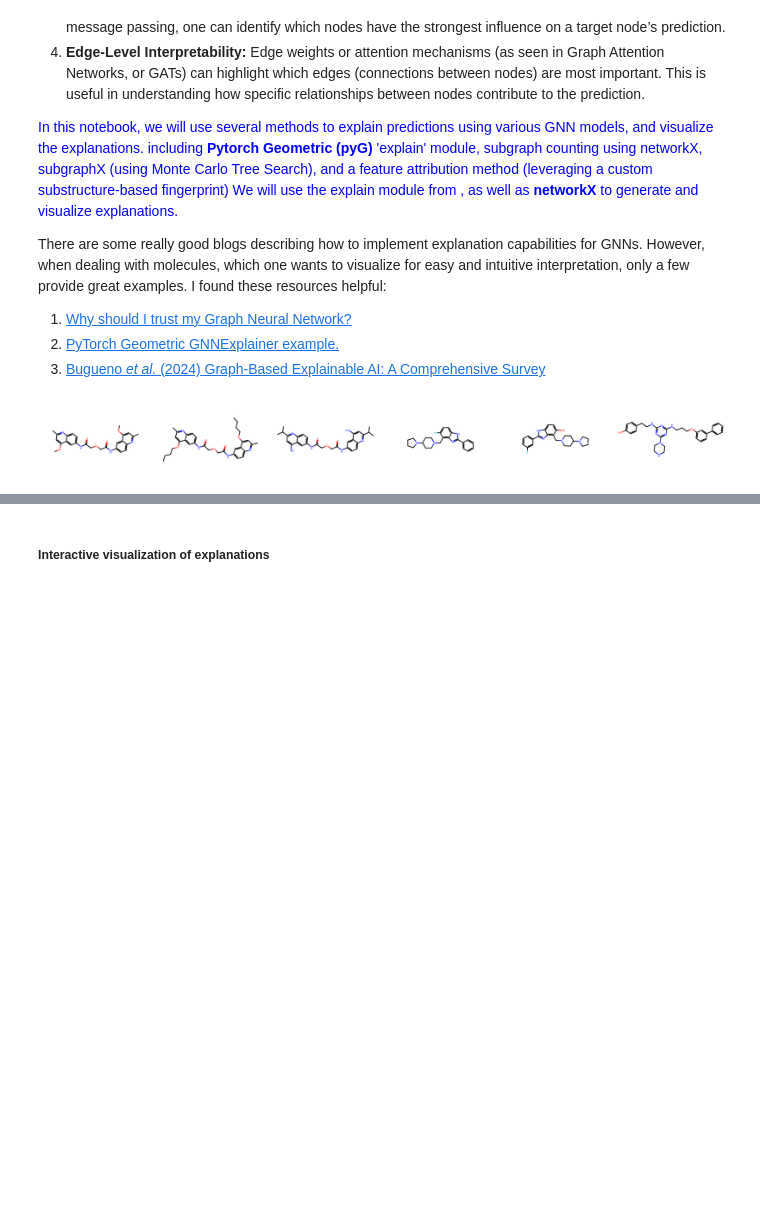
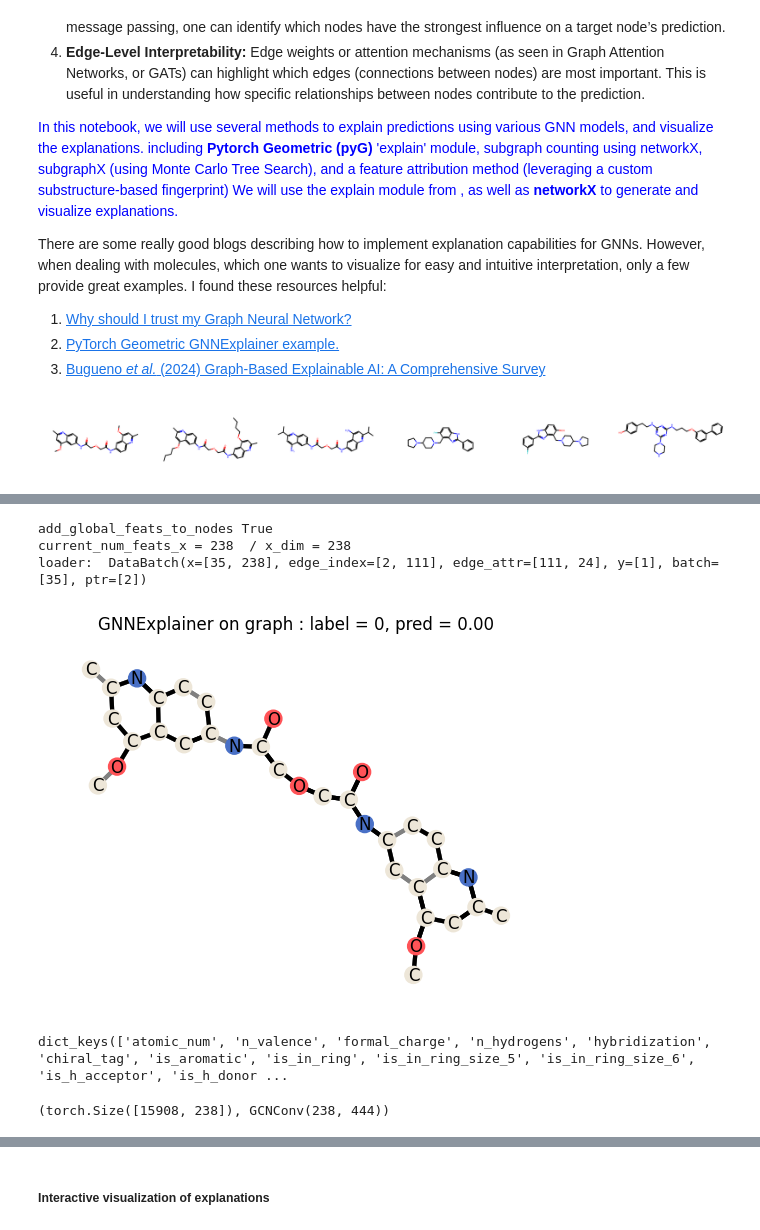
Before and after one commit to djoy4stem/qsar_w_gnns, a Jupyter notebook: notebooks/dd2/dd2_gnn_explanation_and_visuals.ipynb, the cells around one changed output, grey strips where cells are left out. Saved outputs shown, nothing was run; the diff lists cells and outputs as text; code cells hidden in the pictures; blank space fills up the shorter version.

```diff
--- a/notebooks/dd2/dd2_gnn_explanation_and_visuals.ipynb
+++ b/notebooks/dd2/dd2_gnn_explanation_and_visuals.ipynb
@@ -288,12 +315,21 @@ gin_xp_module = gnn_explainer.GNNExplainerModule(
 # %%
 # print(batch_from_test_mols[0])
 # print(gcn_predictor.predict_from_data_list(data=graphs_from_test_mols, add_global_feats_to_nodes=True).detach().tolist())
 
-print(graphs_from_test_mols[0])
+# print(graphs_from_test_mols[0])
 gcn_xp_module.visualize_explanation_for_graph(
     my_data=graphs_from_test_mols[0],
     threshold=0.5,
     device="cpu",
     node_size=150,
     edge_width=3,
 )
+print(gcn_xp_module.gnn_predictor.atom_featurizer.features_mapping.keys())
+next(iter(train_loader)).x.shape, gcn_xp_module.gnn_predictor.model.conv1
+# %% [output]
+add_global_feats_to_nodes True
+current_num_feats_x = 238  / x_dim = 238
+loader:  DataBatch(x=[35, 238], edge_index=[2, 111], edge_attr=[111, 24], y=[1], batch=[35], ptr=[2])
+[figure, added]
+dict_keys(['atomic_num', 'n_valence', 'formal_charge', 'n_hydrogens', 'hybridization', 'chiral_tag', 'is_aromatic', 'is_in_ring', 'is_in_ring_size_5', 'is_in_ring_size_6', 'is_h_acceptor', 'is_h_donor ...
+(torch.Size([15908, 238]), GCNConv(238, 444))
```
Also changed, not shown: parts of 26 cells of this notebook, 11 other files.
